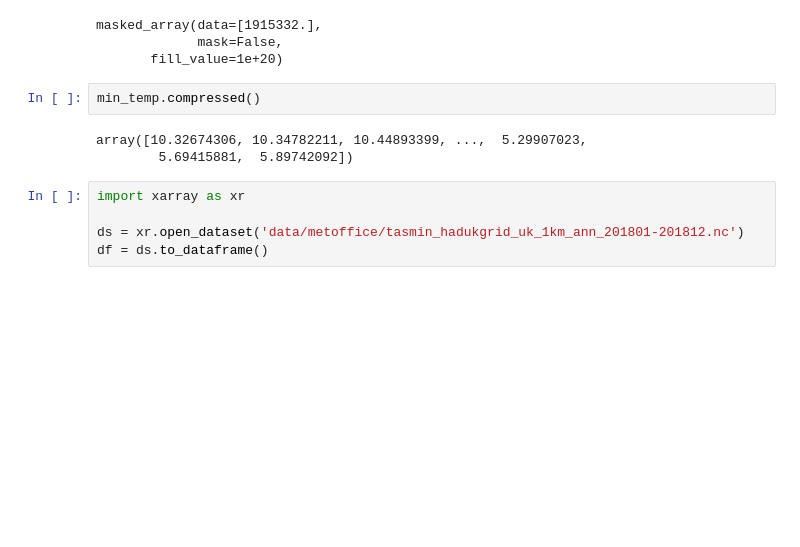
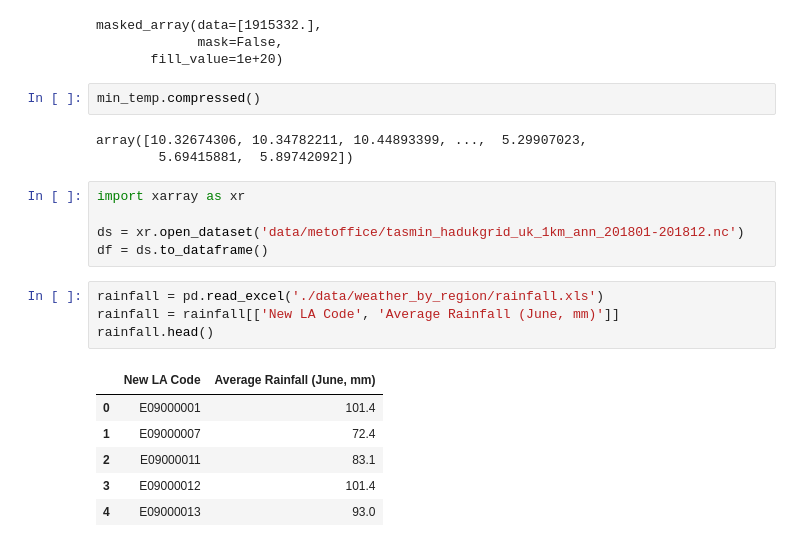
Before and after one commit to JonathanMarriott/ADS-Loneliness, a Jupyter notebook: weather/dataset_exploration.ipynb, the cells around one changed output. Drawn from its saved outputs; the diff is of its cells as text; blank space fills up the shorter version.

```diff
--- a/weather/dataset_exploration.ipynb
+++ b/weather/dataset_exploration.ipynb
@@ -404,3 +404,14 @@ import xarray as xr
 
 ds = xr.open_dataset('data/metoffice/tasmin_hadukgrid_uk_1km_ann_201801-201812.nc')
 df = ds.to_dataframe()
+# %%
+rainfall = pd.read_excel('./data/weather_by_region/rainfall.xls')
+rainfall = rainfall[['New LA Code', 'Average Rainfall (June, mm)']]
+rainfall.head()
+# %% [output]
+|  | New LA Code | Average Rainfall (June, mm) |
+| 0 | E09000001 | 101.4 |
+| 1 | E09000007 | 72.4 |
+| 2 | E09000011 | 83.1 |
+| 3 | E09000012 | 101.4 |
+| 4 | E09000013 | 93.0 |
```
Also changed, not shown: parts of 6 cells of this notebook, 4 other files.
